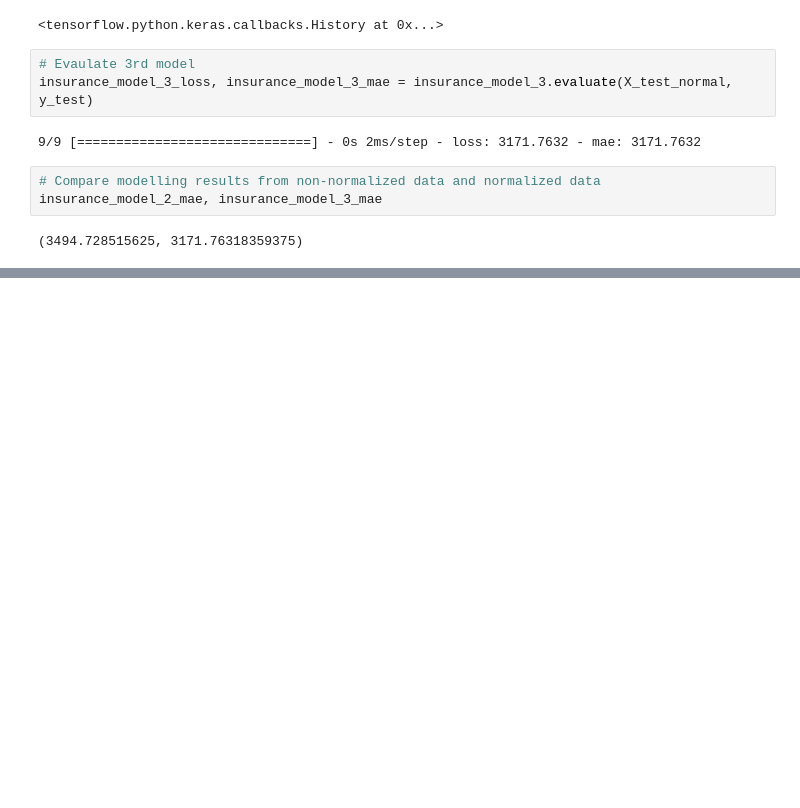
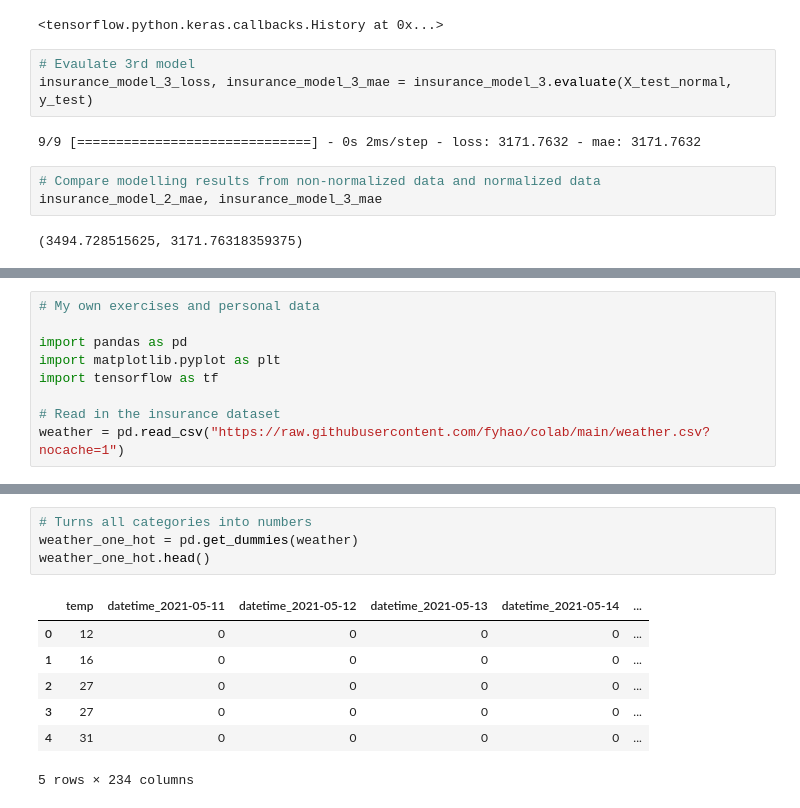
Before and after one commit to fyhao/colab, a Jupyter notebook: 01_neural_network_regression_in_tensorflow.ipynb, the cells around one changed output, grey strips where cells are left out. Drawn from its saved outputs; the diff is of its cells as text; blank space fills up the shorter version.

```diff
--- a/01_neural_network_regression_in_tensorflow.ipynb
+++ b/01_neural_network_regression_in_tensorflow.ipynb
@@ -655,0 +654,9 @@ insurance_model_2_mae, insurance_model_3_mae
+# %%
+# My own exercises and personal data
+
+import pandas as pd
+import matplotlib.pyplot as plt
+import tensorflow as tf
+
+# Read in the insurance dataset
+weather = pd.read_csv("https://raw.githubusercontent.com/fyhao/colab/main/weather.csv?nocache=1")
@@ -655,0 +672,12 @@ insurance_model_2_mae, insurance_model_3_mae
+# %%
+# Turns all categories into numbers
+weather_one_hot = pd.get_dummies(weather)
+weather_one_hot.head()
+# %% [output]
+|  | temp | datetime_2021-05-11 | datetime_2021-05-12 | datetime_2021-05-13 | datetime_2021-05-14 | ... |
+| 0 | 12 | 0 | 0 | 0 | 0 | ... |
+| 1 | 16 | 0 | 0 | 0 | 0 | ... |
+| 2 | 27 | 0 | 0 | 0 | 0 | ... |
+| 3 | 27 | 0 | 0 | 0 | 0 | ... |
+| 4 | 31 | 0 | 0 | 0 | 0 | ... |
+5 rows × 234 columns
```
Also changed, not shown: parts of 27 cells of this notebook.
